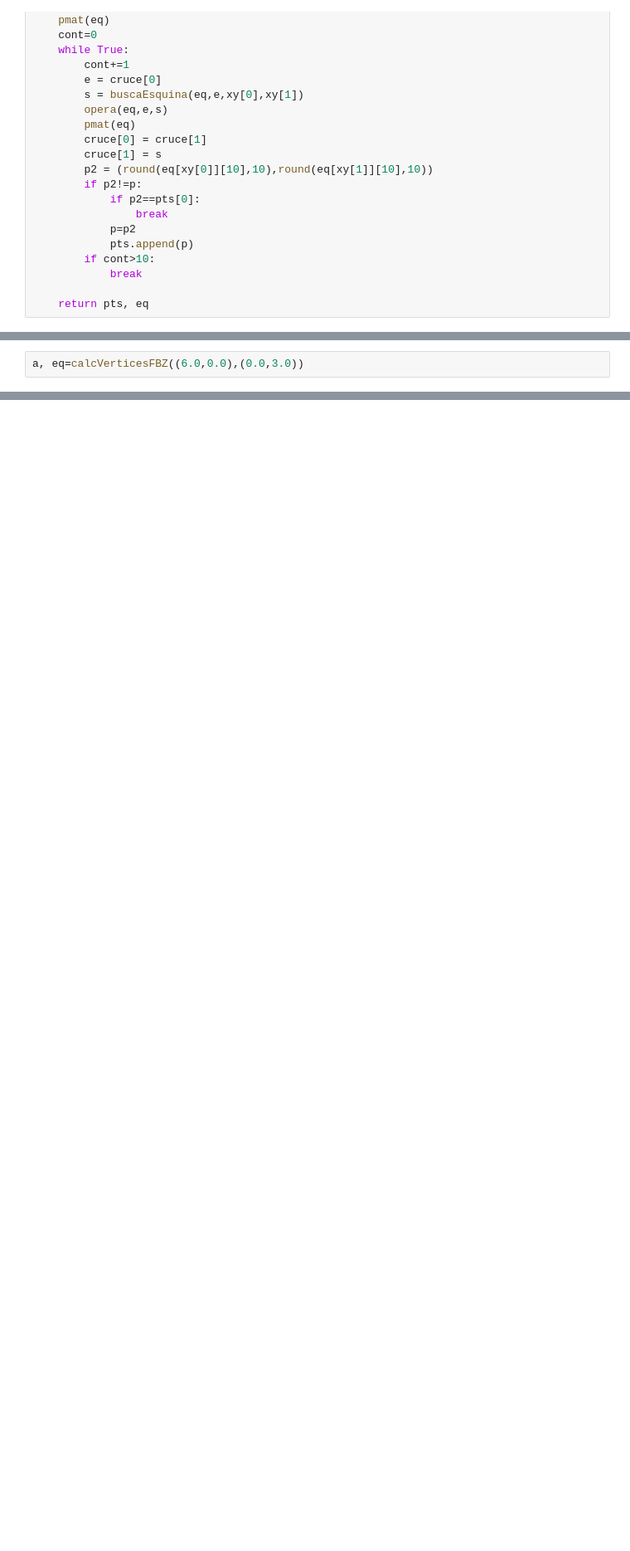
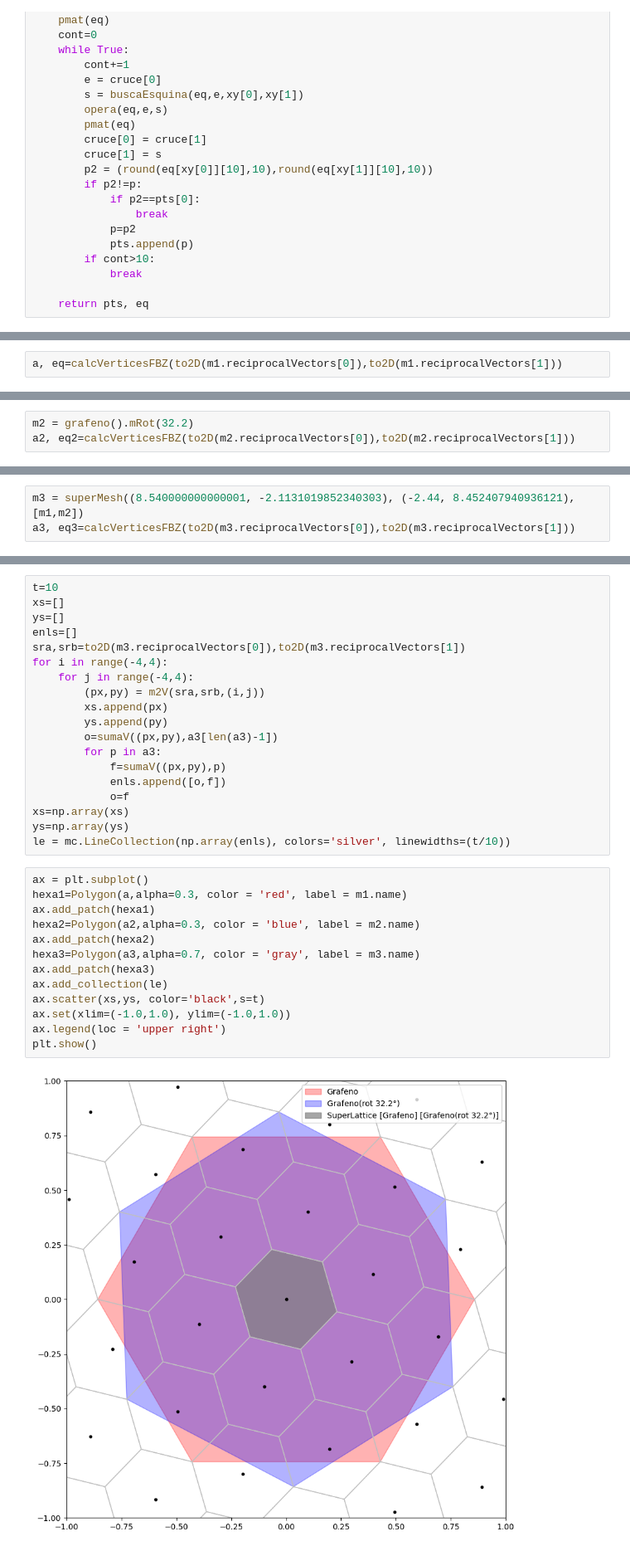
Before and after one commit to OssielAg/SS, a Jupyter notebook: SuperCell/FBZ.ipynb, the cells around one changed output, grey strips where cells are left out. Shown: that part at 83% size. Cells and saved outputs as stored; diff of their text form; blank space fills up the shorter version.

```diff
--- a/SuperCell/FBZ.ipynb
+++ b/SuperCell/FBZ.ipynb
@@ -81,3 +84,3 @@ def calcVerticesFBZ(b1, b2):
 # %%
-a, eq=calcVerticesFBZ((6.0,0.0),(0.0,3.0))
+a, eq=calcVerticesFBZ(to2D(m1.reciprocalVectors[0]),to2D(m1.reciprocalVectors[1]))
 # %% [output]
@@ -115,0 +111,3 @@ plt.show()
+# %%
+m2 = grafeno().mRot(32.2)
+a2, eq2=calcVerticesFBZ(to2D(m2.reciprocalVectors[0]),to2D(m2.reciprocalVectors[1]))
@@ -115,0 +132,3 @@ plt.show()
+# %%
+m3 = superMesh((8.540000000000001, -2.1131019852340303), (-2.44, 8.452407940936121),[m1,m2])
+a3, eq3=calcVerticesFBZ(to2D(m3.reciprocalVectors[0]),to2D(m3.reciprocalVectors[1]))
@@ -115,0 +153,34 @@ plt.show()
+# %%
+t=10
+xs=[]
+ys=[]
+enls=[]
+sra,srb=to2D(m3.reciprocalVectors[0]),to2D(m3.reciprocalVectors[1])
+for i in range(-4,4):
+    for j in range(-4,4):
+        (px,py) = m2V(sra,srb,(i,j))
+        xs.append(px)
+        ys.append(py)
+        o=sumaV((px,py),a3[len(a3)-1])
+        for p in a3:
+            f=sumaV((px,py),p)
+            enls.append([o,f])
+            o=f
+xs=np.array(xs)
+ys=np.array(ys)
+le = mc.LineCollection(np.array(enls), colors='silver', linewidths=(t/10))
+# %%
+ax = plt.subplot()
+hexa1=Polygon(a,alpha=0.3, color = 'red', label = m1.name)
+ax.add_patch(hexa1)
+hexa2=Polygon(a2,alpha=0.3, color = 'blue', label = m2.name)
+ax.add_patch(hexa2)
+hexa3=Polygon(a3,alpha=0.7, color = 'gray', label = m3.name)
+ax.add_patch(hexa3)
+ax.add_collection(le)
+ax.scatter(xs,ys, color='black',s=t)
+ax.set(xlim=(-1.0,1.0), ylim=(-1.0,1.0))
+ax.legend(loc = 'upper right')
+plt.show()
+# %% [output]
+[figure, added]
```
Also changed, not shown: parts of 12 cells of this notebook, 6 other files.
